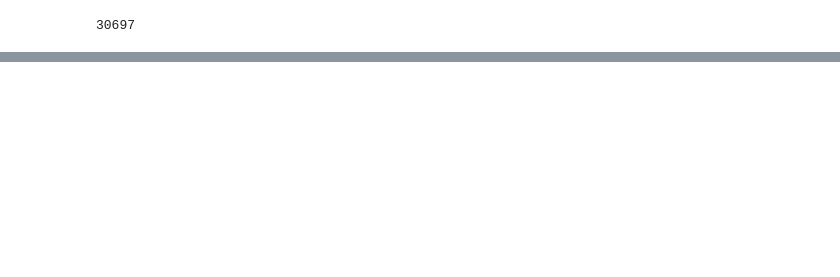
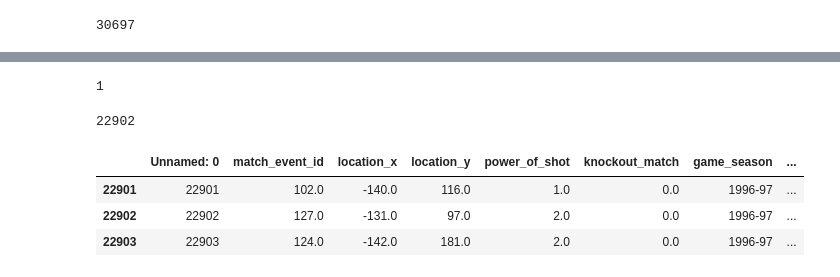
Before and after one commit to abhishek-rawat18/ML-Practice, a Jupyter notebook: CristianoRonaldo/ZS_Problem.ipynb, the cells around one changed output, grey strips where cells are left out. Saved outputs shown, nothing was run; the diff lists cells and outputs as text; code cells hidden in the pictures; blank space fills up the shorter version.

```diff
--- a/CristianoRonaldo/ZS_Problem.ipynb
+++ b/CristianoRonaldo/ZS_Problem.ipynb
@@ -134,0 +861,55 @@ object_cols
+# %%
+match_id=df["match_id"].unique()
+match_id=[x for x in match_id if str(x)!="nan"]
+
+for i in match_id:
+
+    sub=df[df["match_id"]==i]
+
+    if len(sub["date_of_game"].dropna().unique())>1:
+        print("NO")
+# %%
+#hence match id can uniquely determine date_of_game
+
+match_id=df["match_id"].unique()
+match_id=[x for x in match_id if str(x)!="nan"]
+
+#Now creating dictionaries to store values corresponding to particular match_id
+#This will help in filling up many nan values
+date_of_game_dict=dict()
+
+for i in match_id:
+
+    sub=df[df["match_id"]==i]
+
+    date_of_game=sub["date_of_game"].dropna().unique()
+
+    if len(date_of_game)>0:
+        date_of_game_dict[i]=date_of_game[0]
+# %%
+for i in range(len(df)):
+
+    match_id_i=df["match_id"].loc[i]
+
+    #Filling nan date_of_game values
+    date_of_game_i=df["date_of_game"].loc[i]
+    if str(date_of_game_i)=="nan":
+        if str(match_id_i)!="nan":
+            if match_id_i in date_of_game_dict:
+                df["date_of_game"].loc[i]=date_of_game_dict[match_id_i]
+# %%
+df["date_of_game"].isnull().sum()
+# %% [output]
+1
+# %%
+missing=df[df["date_of_game"].isnull()]["Unnamed: 0"].iloc[0] #getting the index of the 1 missing value
+missing
+# %% [output]
+22902
+# %%
+df.iloc[missing-1:missing+2]
+# %% [output]
+|  | Unnamed: 0 | match_event_id | location_x | location_y | power_of_shot | knockout_match | game_season | ... |
+| 22901 | 22901 | 102.0 | -140.0 | 116.0 | 1.0 | 0.0 | 1996-97 | ... |
+| 22902 | 22902 | 127.0 | -131.0 | 97.0 | 2.0 | 0.0 | 1996-97 | ... |
+| 22903 | 22903 | 124.0 | -142.0 | 181.0 | 2.0 | 0.0 | 1996-97 | ... |
```
Also changed, not shown: parts of 144 cells of this notebook.
